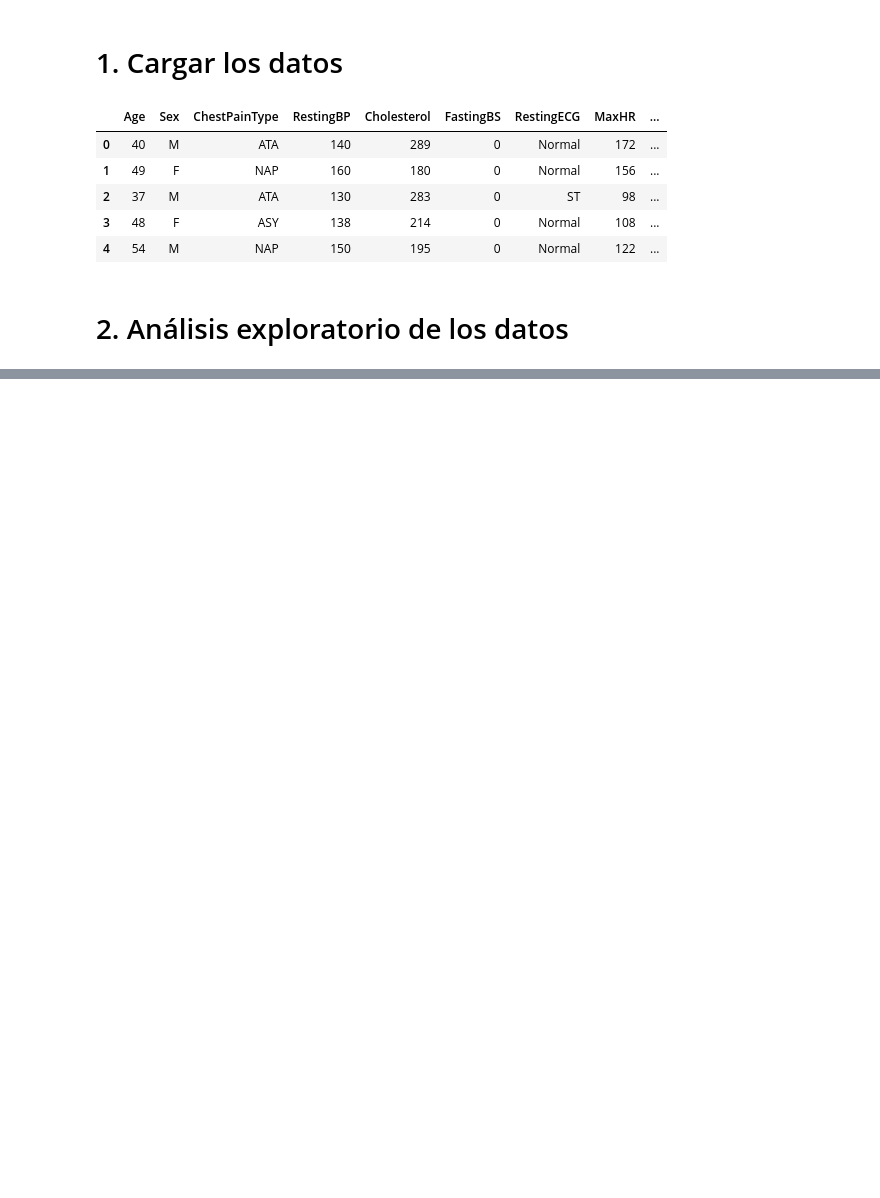
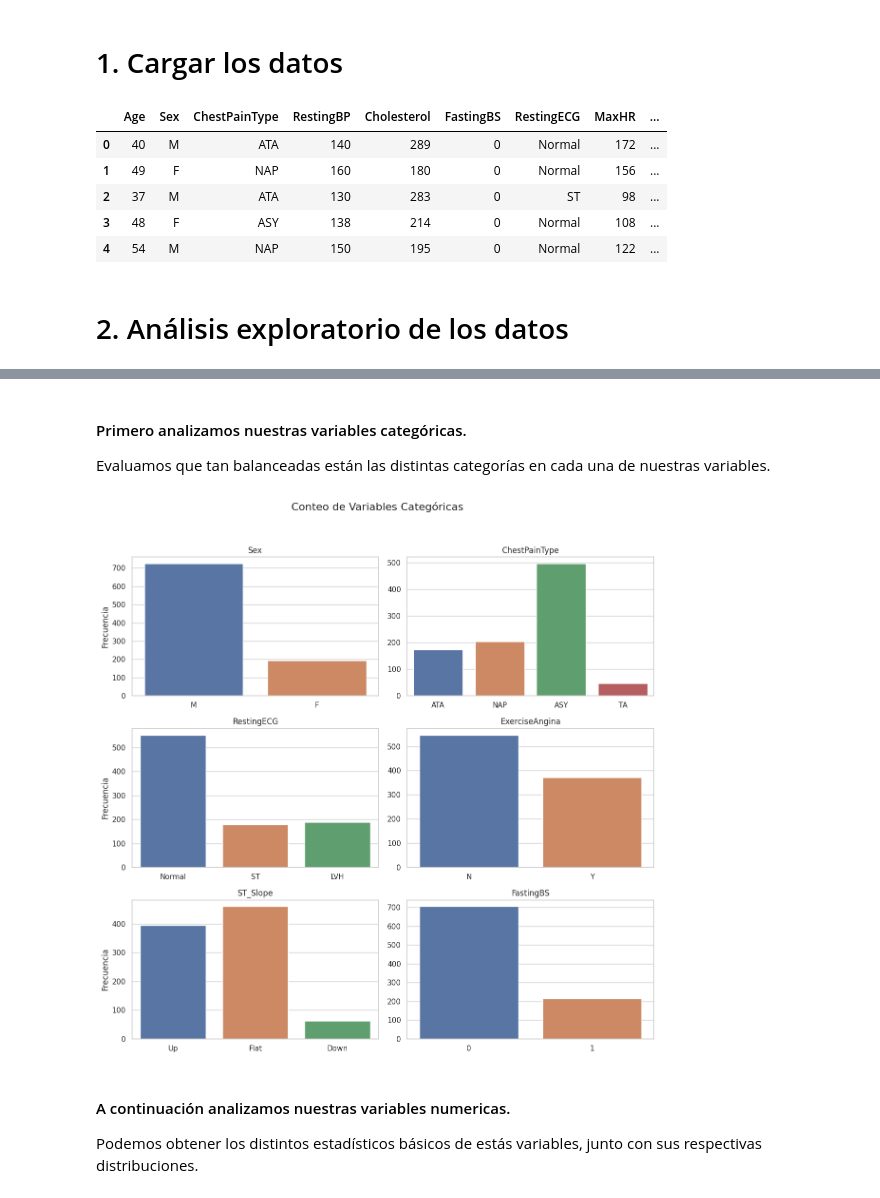
Before and after one commit to josemal98/Proyecto_ML_BEDU, a Jupyter notebook: Notebooks/josecarlos.ipynb, the cells around one changed output, grey strips where cells are left out. Drawn from its saved outputs; the diff is of its cells as text; code cells hidden in the pictures; blank space fills up the shorter version.

```diff
--- a/Notebooks/josecarlos.ipynb
+++ b/Notebooks/josecarlos.ipynb
@@ -68,0 +97,51 @@ fig.show()
+# %% [markdown]
+#### Primero analizamos nuestras variables categóricas.
+
+Evaluamos que tan balanceadas están las distintas categorías en cada una de nuestras variables.
+# %%
+# Configura el estilo de Seaborn
+sns.set(style="whitegrid")
+
+# Lista de columnas categóricas, incluyendo 'FastingBS'
+categorical_columns = ['Sex', 'ChestPainType', 'RestingECG', 'ExerciseAngina', 'ST_Slope', 'FastingBS']
+
+# Calcula el número de filas y columnas para los subplots
+num_rows = 3
+num_cols = 2
+
+# Crea la figura y los subplots
+fig, axes = plt.subplots(num_rows, num_cols, figsize=(12, 12))
+fig.subplots_adjust(wspace=0.5, hspace=0.5)  # Ajusta el espacio entre subplots
+
+# Asegúrate de que 'axes' sea una matriz 2D
+axes = axes.reshape(-1)
+
+# Itera a través de las columnas categóricas y crea las gráficas de barras
+for i, column in enumerate(categorical_columns):
+    sns.countplot(data=df, x=column, ax=axes[i])
+    axes[i].set_xlabel('')
+    if i % 2 == 0:  # Elimina el ylabel de las subgráficas de la derecha
+        axes[i].set_ylabel('Frecuencia')
+    else:
+        axes[i].set_ylabel('')
+    axes[i].set_title(column)
+
+# Elimina los subplots vacíos si hay menos de 6 variables categóricas
+if len(categorical_columns) < num_rows * num_cols:
+    for i in range(len(categorical_columns), num_rows * num_cols):
+        fig.delaxes(axes[i])
+
+# Agrega un título general a la figura
+plt.suptitle('Conteo de Variables Categóricas', fontsize=16)
+
+# Ajusta el espaciado entre subplots
+plt.tight_layout(rect=[0, 0, 1, 0.95])
+
+# Mostrar la figura
+plt.show()
+# %% [output]
+[figure, added]
+# %% [markdown]
+#### A continuación analizamos nuestras variables numericas.
+
+Podemos obtener los distintos estadísticos básicos de estás variables, junto con sus respectivas distribuciones.
```
Also changed, not shown: parts of 20 cells of this notebook.
